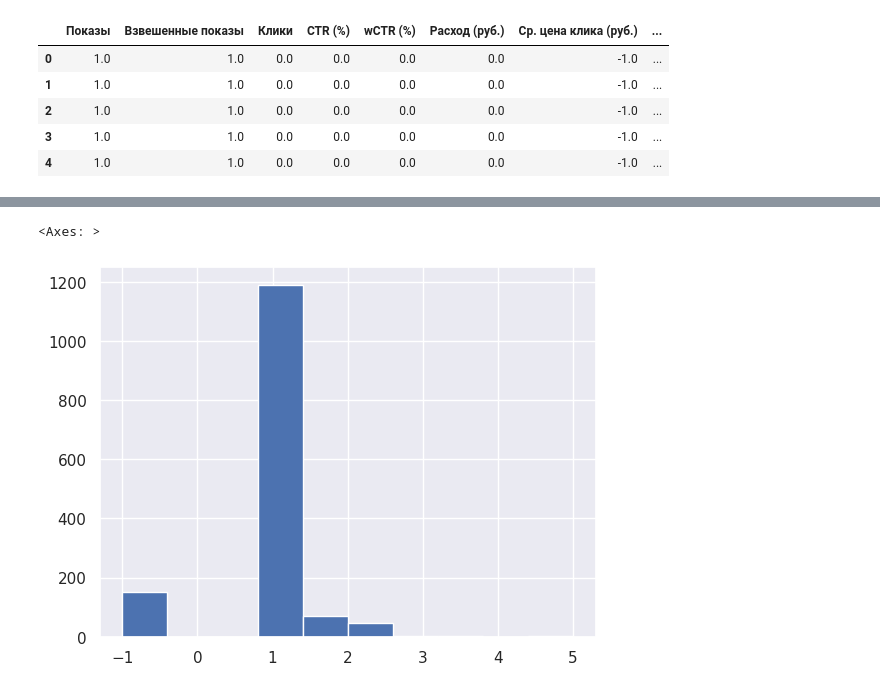
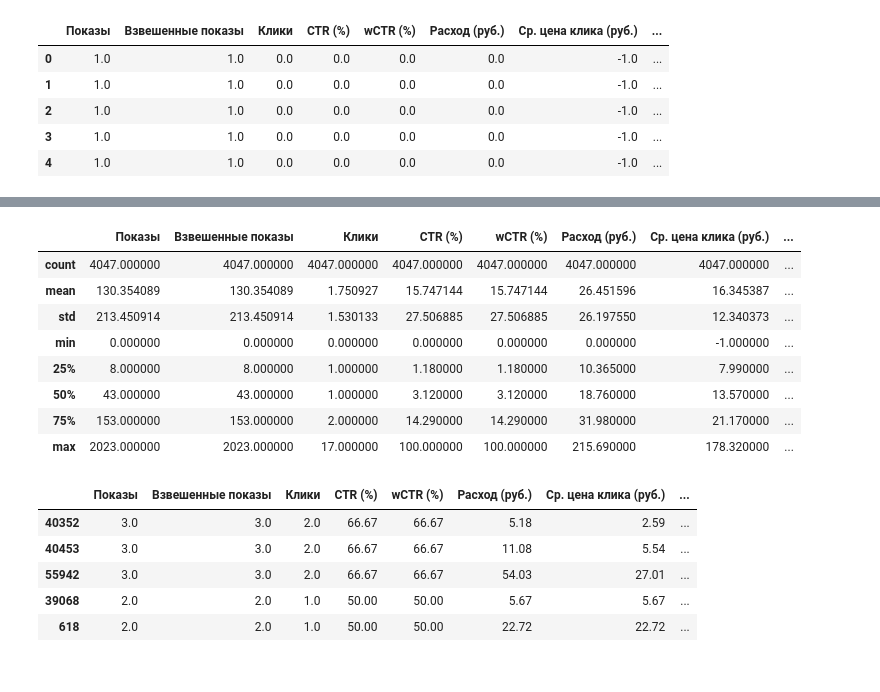
Before and after one commit to neZorinEgor/AdsAnalyzer, a Jupyter notebook: analys/main.ipynb, the cells around one changed output, grey strips where cells are left out. Saved outputs shown, nothing was run; the diff lists cells and outputs as text; code cells hidden in the pictures.

```diff
--- a/analys/main.ipynb
+++ b/analys/main.ipynb
@@ -517,5 +516,0 @@ df["cluster_id"].value_counts().reset_index()
-# %%
-df_cluster_1["Глубина (стр.)"].hist()
-# %% [output]
-<Axes: >
-[figure, removed]
@@ -546,0 +517,21 @@ df_cluster_1["Глубина (стр.)"].hist()
+# %%
+df_cluster_1.describe()
+# %% [output]
+|  | Показы | Взвешенные показы | Клики | CTR (%) | wCTR (%) | Расход (руб.) | Ср. цена клика (руб.) | ... |
+| count | 4047.000000 | 4047.000000 | 4047.000000 | 4047.000000 | 4047.000000 | 4047.000000 | 4047.000000 | ... |
+| mean | 130.354089 | 130.354089 | 1.750927 | 15.747144 | 15.747144 | 26.451596 | 16.345387 | ... |
+| std | 213.450914 | 213.450914 | 1.530133 | 27.506885 | 27.506885 | 26.197550 | 12.340373 | ... |
+| min | 0.000000 | 0.000000 | 0.000000 | 0.000000 | 0.000000 | 0.000000 | -1.000000 | ... |
+| 25% | 8.000000 | 8.000000 | 1.000000 | 1.180000 | 1.180000 | 10.365000 | 7.990000 | ... |
+| 50% | 43.000000 | 43.000000 | 1.000000 | 3.120000 | 3.120000 | 18.760000 | 13.570000 | ... |
+| 75% | 153.000000 | 153.000000 | 2.000000 | 14.290000 | 14.290000 | 31.980000 | 21.170000 | ... |
+| max | 2023.000000 | 2023.000000 | 17.000000 | 100.000000 | 100.000000 | 215.690000 | 178.320000 | ... |
+# %%
+df_cluster_1.sort_values(by="wCTR (%)", ascending=False).head()
+# %% [output]
+|  | Показы | Взвешенные показы | Клики | CTR (%) | wCTR (%) | Расход (руб.) | Ср. цена клика (руб.) | ... |
+| 40352 | 3.0 | 3.0 | 2.0 | 66.67 | 66.67 | 5.18 | 2.59 | ... |
+| 40453 | 3.0 | 3.0 | 2.0 | 66.67 | 66.67 | 11.08 | 5.54 | ... |
+| 55942 | 3.0 | 3.0 | 2.0 | 66.67 | 66.67 | 54.03 | 27.01 | ... |
+| 39068 | 2.0 | 2.0 | 1.0 | 50.00 | 50.00 | 5.67 | 5.67 | ... |
+| 618 | 2.0 | 2.0 | 1.0 | 50.00 | 50.00 | 22.72 | 22.72 | ... |
```
Also changed, not shown: parts of 12 cells of this notebook.
